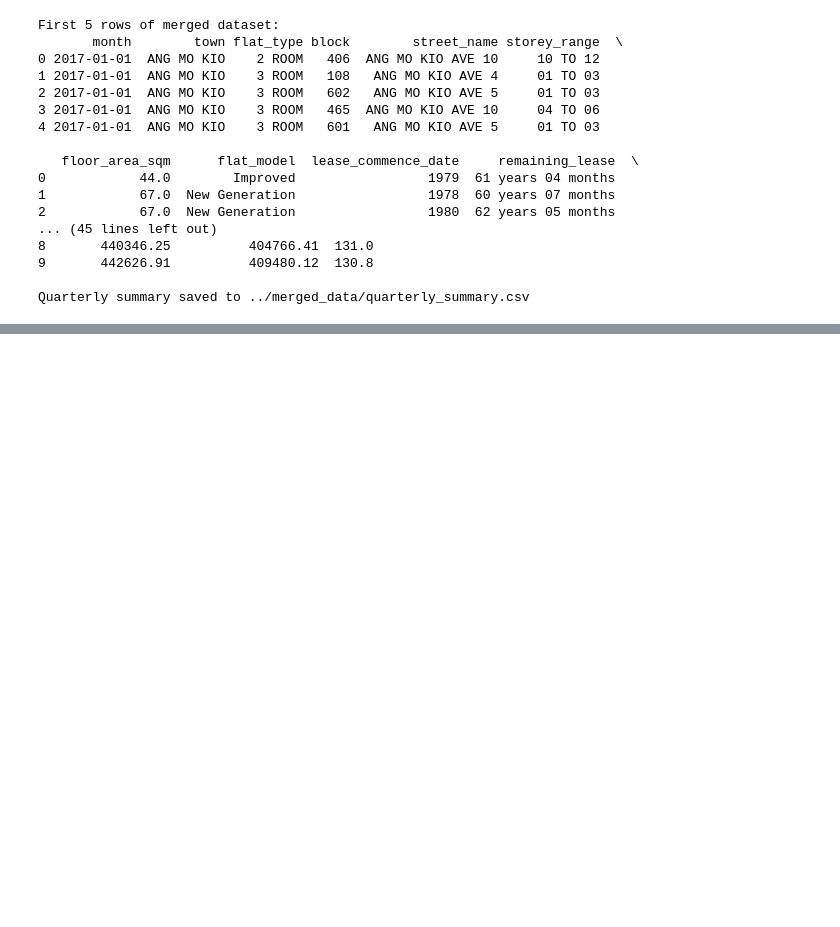
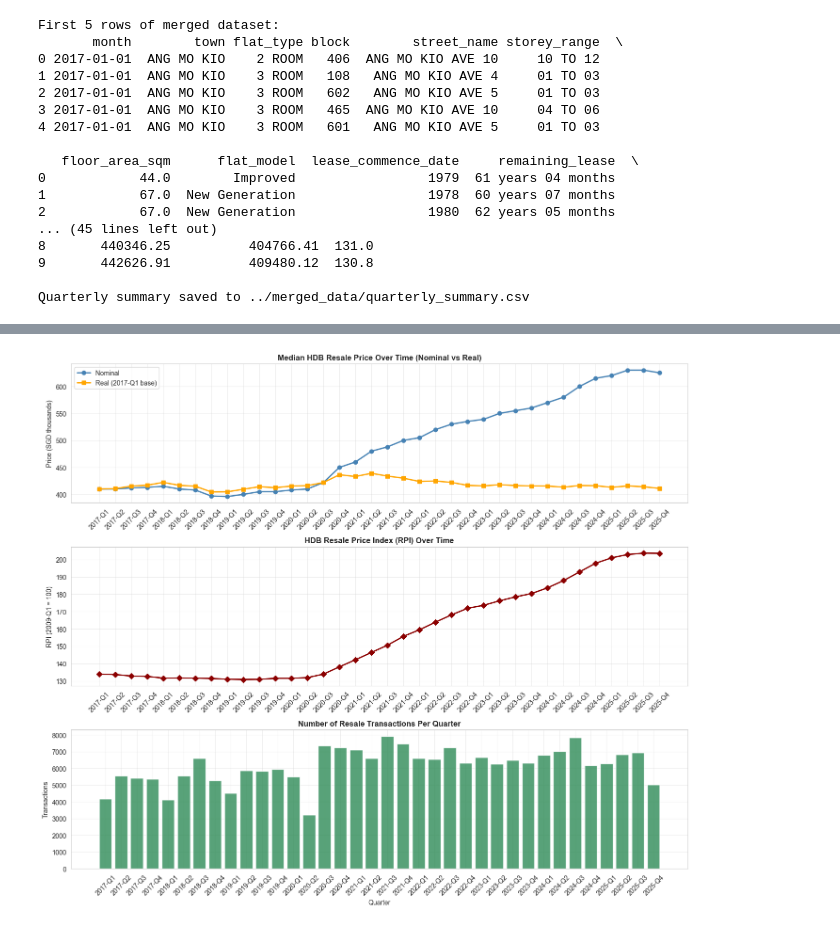
Before and after one commit to waffleicecream/hdb_resale_market, a Jupyter notebook: backend/data_exploration.ipynb, the cells around one changed output, grey strips where cells are left out. Drawn from its saved outputs; the diff is of its cells as text; code cells hidden in the pictures; blank space fills up the shorter version.

```diff
--- a/backend/data_exploration.ipynb
+++ b/backend/data_exploration.ipynb
@@ -187,0 +218,36 @@ Quarterly summary saved to ../merged_data/quarterly_summary.csv
+# %%
+# Time series: Median nominal vs real resale prices and RPI
+fig, axes = plt.subplots(3, 1, figsize=(14, 12))
+
+# Plot 1: Nominal vs Real median prices over time
+axes[0].plot(quarterly_summary['quarter'], quarterly_summary['median_price'] / 1000,
+             marker='o', linewidth=2, color='steelblue', label='Nominal')
+axes[0].plot(quarterly_summary['quarter'], quarterly_summary['median_real_price'] / 1000,
+             marker='s', linewidth=2, color='orange', label='Real (2017-Q1 base)')
+axes[0].set_title('Median HDB Resale Price Over Time (Nominal vs Real)', fontsize=12, fontweight='bold')
+axes[0].set_ylabel('Price (SGD thousands)')
+axes[0].legend(loc='upper left')
+axes[0].grid(True, alpha=0.3)
+axes[0].tick_params(axis='x', rotation=45)
+
+# Plot 2: RPI over time
+axes[1].plot(quarterly_summary['quarter'], quarterly_summary['rpi'],
+             marker='D', linewidth=2, color='darkred')
+axes[1].set_title('HDB Resale Price Index (RPI) Over Time', fontsize=12, fontweight='bold')
+axes[1].set_ylabel('RPI (2009-Q1 = 100)')
+axes[1].grid(True, alpha=0.3)
+axes[1].tick_params(axis='x', rotation=45)
+
+# Plot 3: Transaction volume over time
+axes[2].bar(quarterly_summary['quarter'], quarterly_summary['num_transactions'],
+            color='seagreen', edgecolor='white', alpha=0.8)
+axes[2].set_title('Number of Resale Transactions Per Quarter', fontsize=12, fontweight='bold')
+axes[2].set_ylabel('Transactions')
+axes[2].set_xlabel('Quarter')
+axes[2].grid(True, alpha=0.3)
+axes[2].tick_params(axis='x', rotation=45)
+
+plt.tight_layout()
+plt.show()
+# %% [output]
+[figure, added]
```
Also changed, not shown: parts of 7 cells of this notebook, 4 other files.
